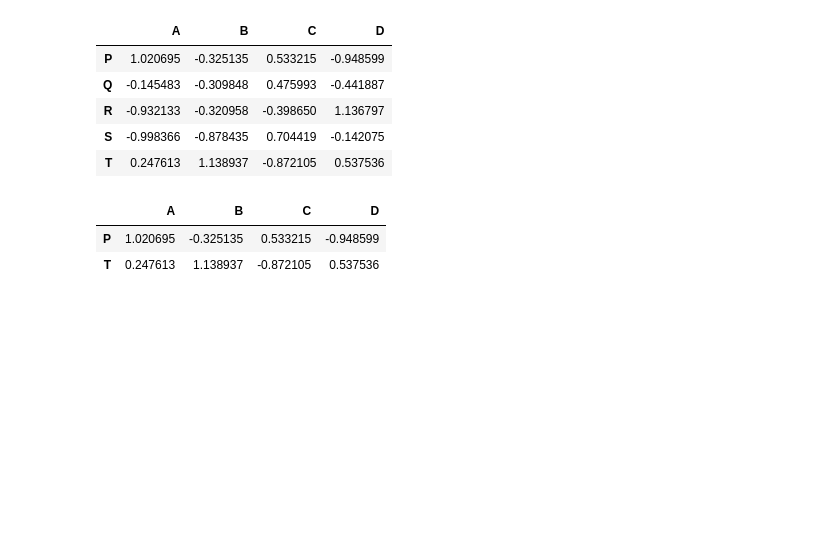
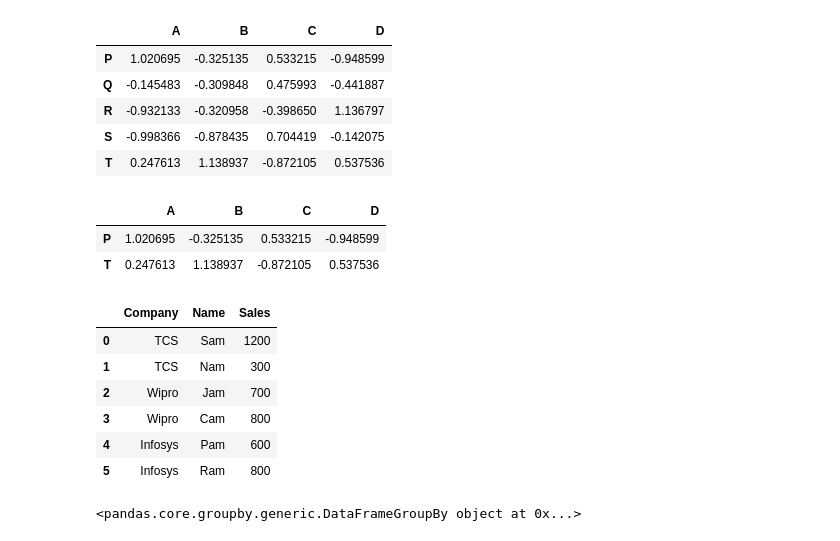
Before and after one commit to milu234/DataScience_AI, a Jupyter notebook: Data_Science'.ipynb, the cells around one changed output. Cells and saved outputs as stored; diff of their text form; code cells hidden in the pictures; blank space fills up the shorter version.

```diff
--- a/Data_Science'.ipynb
+++ b/Data_Science'.ipynb
@@ -297,0 +306,14 @@ df[(df['A']>0) & (df['B']<2)]
+# %%
+df
+# %% [output]
+|  | Company | Name | Sales |
+| 0 | TCS | Sam | 1200 |
+| 1 | TCS | Nam | 300 |
+| 2 | Wipro | Jam | 700 |
+| 3 | Wipro | Cam | 800 |
+| 4 | Infosys | Pam | 600 |
+| 5 | Infosys | Ram | 800 |
+# %%
+df.groupby('Company')
+# %% [output]
+<pandas.core.groupby.generic.DataFrameGroupBy object at 0x...>
```
Also changed, not shown: parts of 7 cells of this notebook.
